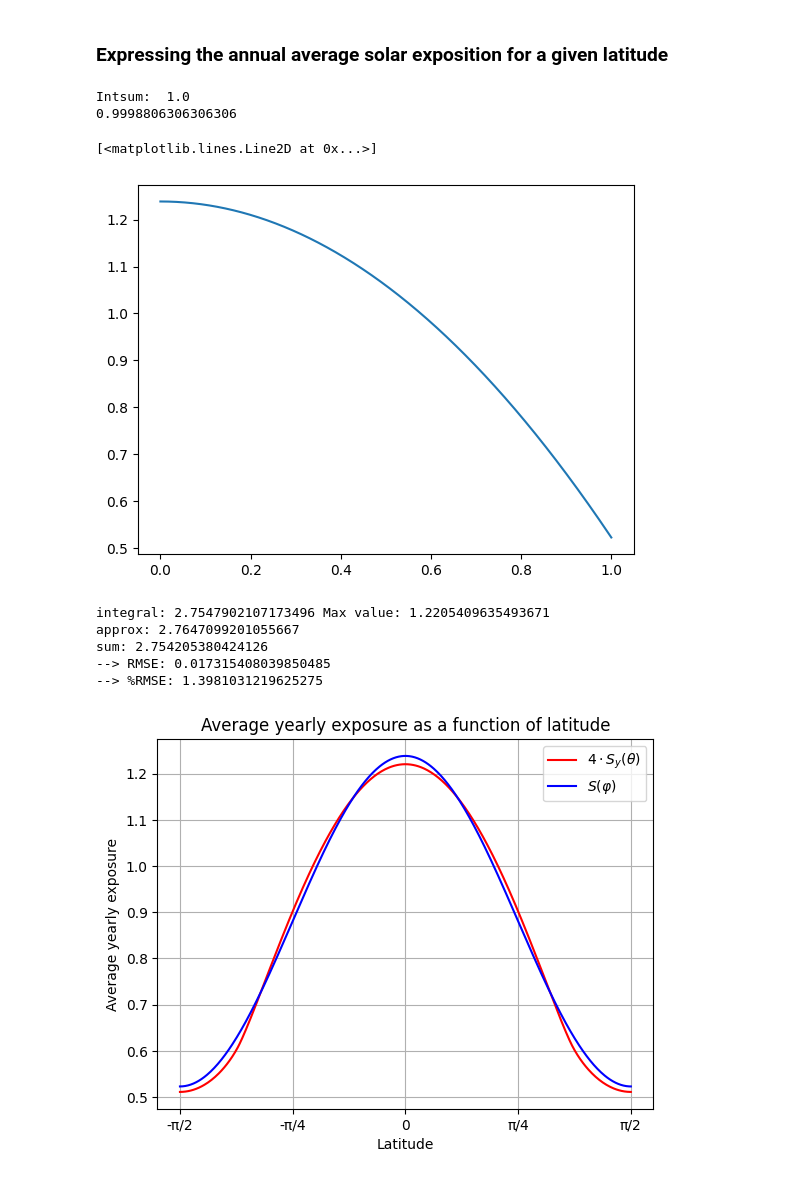
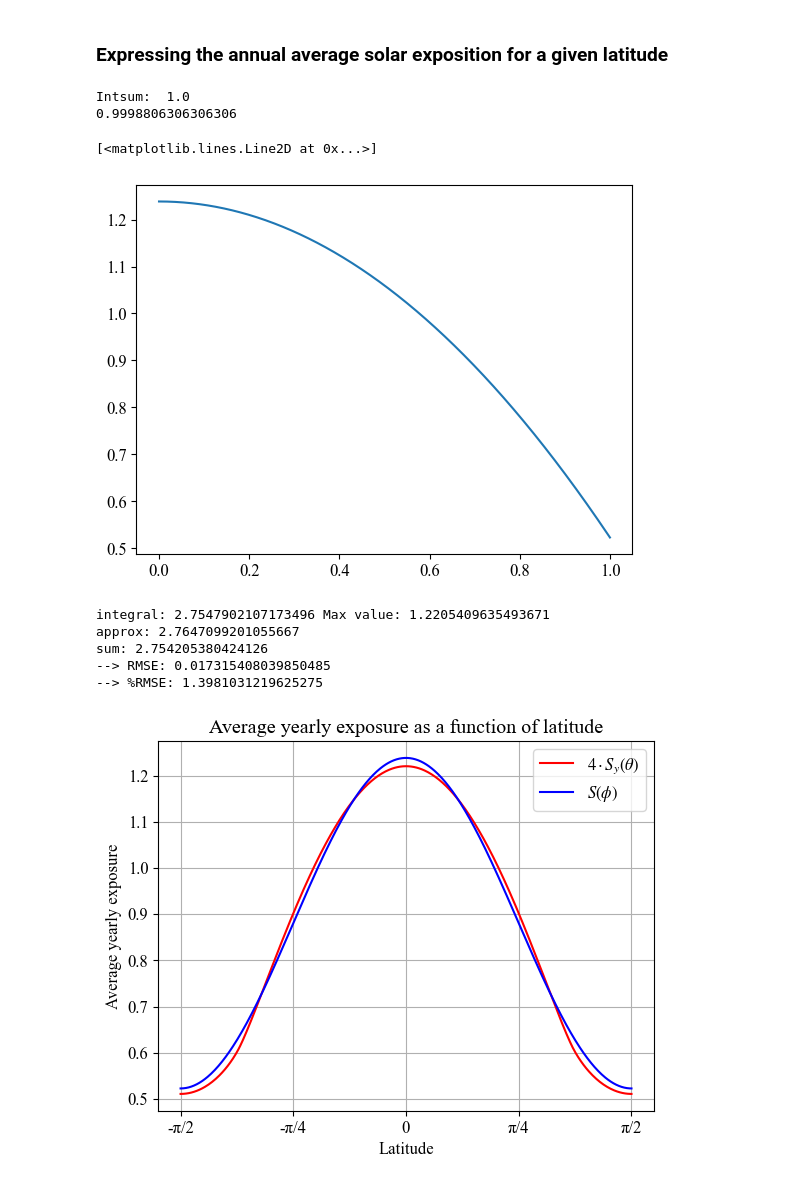
Before and after one commit to aledha/TMA4195-Project, a Jupyter notebook: Question7.ipynb, the cells around one changed output. Drawn from its saved outputs; the diff is of its cells as text; code cells hidden in the pictures.

```diff
--- a/Question7.ipynb
+++ b/Question7.ipynb
@@ -4,6 +4,12 @@
 import numpy as np
 import scipy as sp
 import matplotlib.pyplot as plt
+# %%
+# Set the font globally
+plt.rcParams['font.family'] = 'serif'  # e.g., 'sans-serif', 'serif', 'monospace'
+plt.rcParams['font.size'] = 12         # Set font size globally
+plt.rcParams['mathtext.fontset'] = 'stix'  # For math text consistency with LaTeX
+plt.rcParams['font.serif'] = ['Times New Roman']  # Use specific font
 # %%
 # plt.style.use('dark_background')
 # %%
@@ -55,7 +61,7 @@ plt.plot(x_list, y_list)
 Intsum:  1.0
 0.9998806306306306
 [<matplotlib.lines.Line2D at 0x...>]
-[figure, old version]
+[figure, new version]
 # %%
 # Integrate over over the year
 phi_list = np.linspace(-np.pi/2, np.pi/2, 500)
@@ -69,35 +75,35 @@ for i, phi_enum in enumerate(phi_list):
     integral_list[i] = 4*exposure[0]*(1/(2*np.pi))
     yearly_approx_list[i] = yearly_approx(phi_enum)
     yearly_exposure_sum_list[i] = 4*yearly_exposure_sum(phi_enum)*(1/(2*np.pi))
 
 print("integral:",np.pi*np.sum(integral_list)/len(integral_list), "Max value:", np.max(integral_list))
 print("approx:",np.pi*np.sum(yearly_approx_list)/len(yearly_approx_list))
 print("sum:",np.pi*np.sum(yearly_exposure_sum_list)/len(yearly_exposure_sum_list))
 RootMSE = (np.sum((integral_list - yearly_approx_list)**2)/ np.sum(integral_list))**0.5
 perRMSE = 100*RootMSE/np.max([np.max(integral_list), np.max(yearly_approx_list)])
 print("--> RMSE:", RootMSE)
 print("--> %RMSE:", perRMSE)
 
 plt.plot(phi_list, integral_list, label = r'$4\cdot S_{y}(\theta)$', color = 'red')
 # plt.plot(phi_list, yearly_exposure_sum_list, label = 'Sum', linestyle = '--', color = 'orange')
-plt.plot(phi_list, yearly_approx_list, label = r'$S(\varphi)$', color = 'blue')
+plt.plot(phi_list, yearly_approx_list, label = r'$S(\phi)$', color = 'blue')
 # plt.plot(phi_list, ((integral_list - yearly_approx_list)**2)**0.5, label = 'Difference', color = 'blue')
 plt.legend()
 plt.xticks([-np.pi/2, -np.pi/4, 0, np.pi/4, np.pi/2], ['-π/2', '-π/4', '0', 'π/4', 'π/2'])
 plt.xlabel('Latitude')
 plt.ylabel('Average yearly exposure')
 plt.title('Average yearly exposure as a function of latitude')
 plt.grid()
 # plt.gcf().set_size_inches(10, 6)
 plt.savefig('Q7_yearly_exposure.png', dpi=300)
 plt.show()
 # %% [output]
 integral: 2.7547902107173496 Max value: 1.2205409635493671
 approx: 2.7647099201055667
 sum: 2.754205380424126
 --> RMSE: 0.017315408039850485
 --> %RMSE: 1.3981031219625275
-[figure, old version]
+[figure, new version]
 # %%
 Orbit_list = np.linspace(0, 2*np.pi, 1000)
 # Latitude_list = np.linspace(-np.pi, np.pi/2, 15)
```
Also changed, not shown: parts of 2 cells of this notebook, 2 other files.
